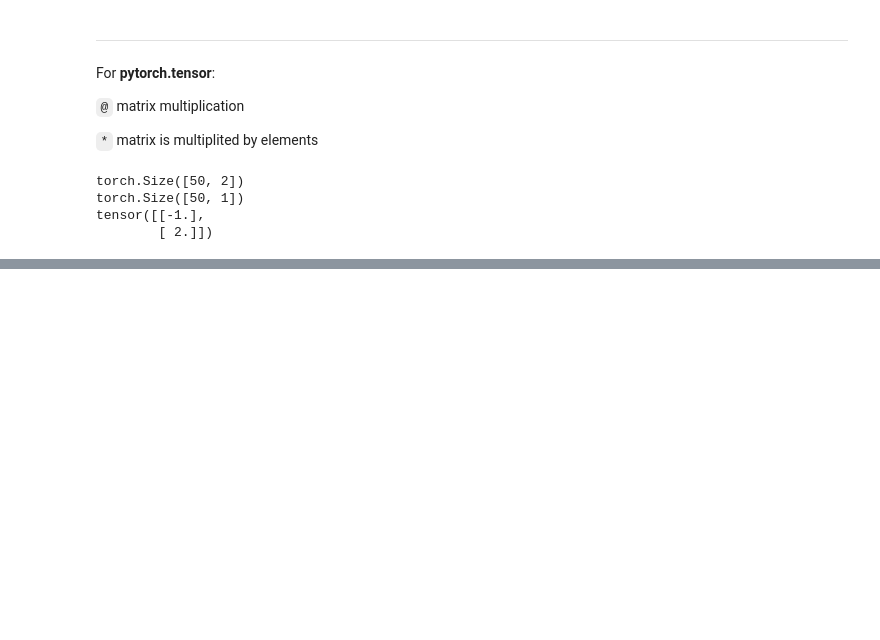
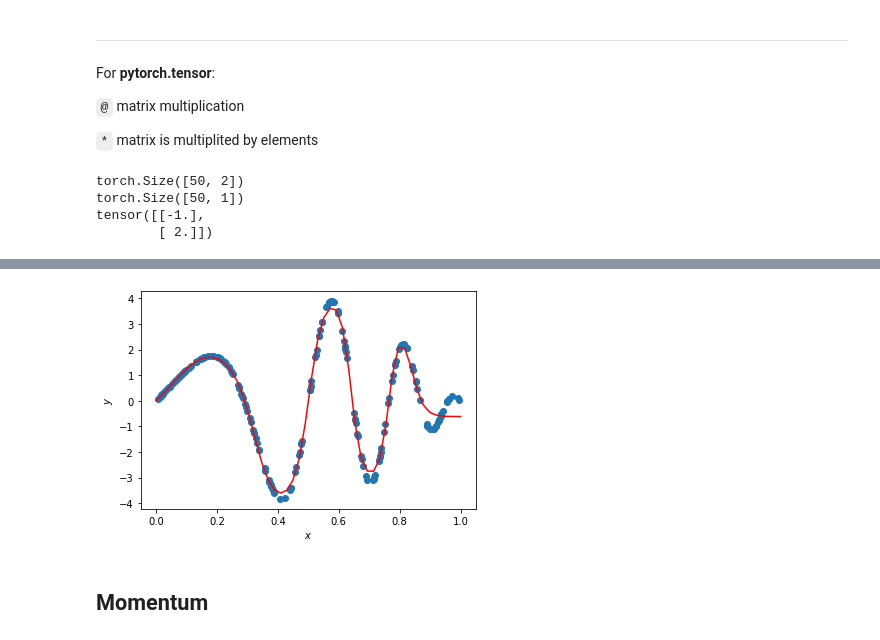
Before and after one commit to zlj-zz/zlj-zz.github.io, a Jupyter notebook: source/jupyter_note/test.1.ipynb, the cells around one changed output, grey strips where cells are left out. Drawn from its saved outputs; the diff is of its cells as text; code cells hidden in the pictures; blank space fills up the shorter version.

```diff
--- a/source/jupyter_note/test.1.ipynb
+++ b/source/jupyter_note/test.1.ipynb
@@ -143,0 +263,33 @@ iter    loss    w
+# %%
+step_size = 0.05
+n_epochs = 6000
+n_hidden_1 = 32
+n_hidden_2 = 32
+d_out = 1
+
+neural_network = nn.Sequential(
+    nn.Linear(d, n_hidden_1),
+    nn.Tanh(),
+    nn.Linear(n_hidden_1, n_hidden_2),
+    nn.Tanh(),
+    nn.Linear(n_hidden_2, d_out)
+)
+
+loss_func = nn.MSELoss()
+
+optim = torch.optim.SGD(neural_network.parameters(),
+                        lr=step_size)
+
+print('iter \tloss \tw')
+for i in range(n_epochs):
+    y_hat = neural_network(X)
+    loss = loss_func(y_hat, y)
+    optim.zero_grad()
+    loss.backward()
+    optim.step()
+
+    if i % (n_epochs // 10) == 0:
+        print('{} \t{:.2f} \t{}'.format(i, loss.item(), linear_module.weight.view(2).detach().numpy()))
+
+print(true_w.view(2).numpy())
+print(linear_module.weight.view(2).detach().numpy())
@@ -143,0 +310,15 @@ iter    loss    w
+# %%
+X_grid = torch.from_numpy(np.linspace(0, 1, 50)).float().view(-1, d)
+y_hat = neural_network(X_grid)
+
+plt.scatter(X.numpy(), y.numpy())
+plt.plot(X_grid.detach().numpy(), y_hat.detach().numpy(), 'r')
+
+plt.ylabel('$y$')
+plt.xlabel('$x$')
+
+plt.show()
+# %% [output]
+[figure, added]
+# %% [markdown]
+## Momentum
```
Also changed, not shown: parts of 12 cells of this notebook.
